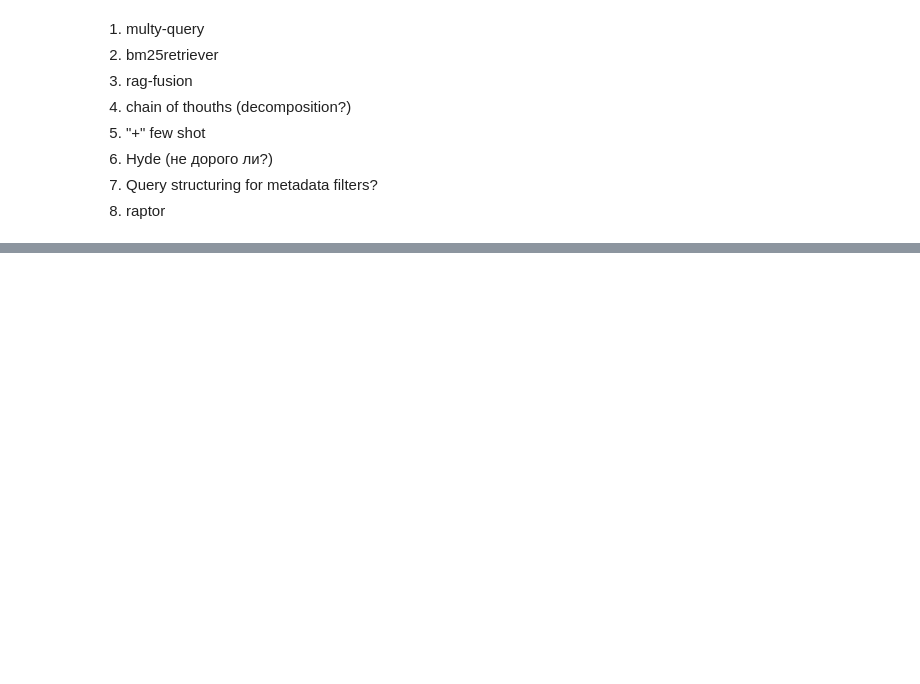
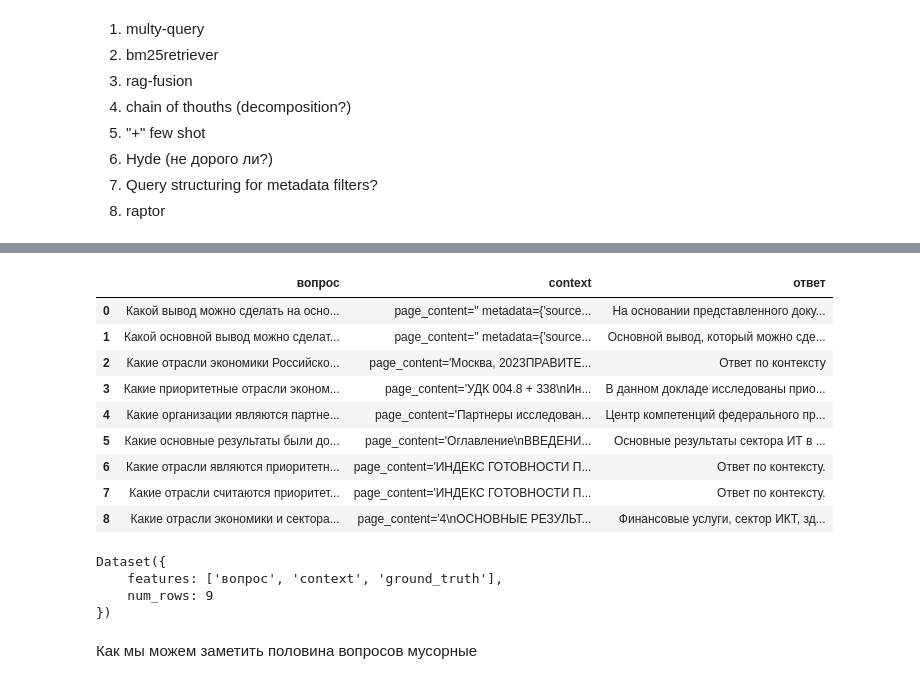
Before and after one commit to KhristovG/Rag_sberstart, a Jupyter notebook: notebooks/research2.ipynb, the cells around one changed output, grey strips where cells are left out. Saved outputs shown, nothing was run; the diff lists cells and outputs as text; code cells hidden in the pictures; blank space fills up the shorter version.

```diff
--- a/notebooks/research2.ipynb
+++ b/notebooks/research2.ipynb
@@ -50,0 +387,8 @@ st.write(docs)
+# %%
+question_output_parser = StructuredOutputParser.from_response_schemas(question_response_schemas)
+format_instructions = question_output_parser.get_format_instructions()
+# %%
+question_generation_llm = GigaChat(credentials=credentials_test, verify_ssl_certs=False)
+
+bare_prompt_template = "{content}"
+bare_template = ChatPromptTemplate.from_template(template=bare_prompt_template)
@@ -50,0 +434,17 @@ st.write(docs)
+# %%
+from tqdm import tqdm
+
+qac_triples = []
+
+for text in tqdm(docs[:10]):
+  messages = prompt_template.format_messages(
+      context=text,
+      format_instructions=format_instructions
+  )
+  response = question_generation_chain.invoke({"content" : messages})
+  try:
+    output_dict = question_output_parser.parse(response.content)
+  except Exception as e:
+    continue
+  output_dict["context"] = text
+  qac_triples.append(output_dict)
@@ -50,0 +521,18 @@ st.write(docs)
+# %%
+import pandas as pd
+from datasets import Dataset
+
+ground_truth_qac_set = pd.DataFrame(qac_triples)
+# %%
+ground_truth_qac_set
+# %% [output]
+|  | вопрос | context | ответ |
+| 0 | Какой вывод можно сделать на осно... | page_content='' metadata={'source... | На основании представленного доку... |
+| 1 | Какой основной вывод можно сделат... | page_content='' metadata={'source... | Основной вывод, который можно сде... |
+| 2 | Какие отрасли экономики Российско... | page_content='Москва, 2023ПРАВИТЕ... | Ответ по контексту |
+| 3 | Какие приоритетные отрасли эконом... | page_content='УДК 004.8 + 338\nИн... | В данном докладе исследованы прио... |
+| 4 | Какие организации являются партне... | page_content='Партнеры исследован... | Центр компетенций федерального пр... |
+| 5 | Какие основные результаты были до... | page_content='Оглавление\nВВЕДЕНИ... | Основные результаты сектора ИТ в ... |
+| 6 | Какие отрасли являются приоритетн... | page_content='ИНДЕКС ГОТОВНОСТИ П... | Ответ по контексту. |
+| 7 | Какие отрасли считаются приоритет... | page_content='ИНДЕКС ГОТОВНОСТИ П... | Ответ по контексту. |
+| 8 | Какие отрасли экономики и сектора... | page_content='4\nОСНОВНЫЕ РЕЗУЛЬТ... | Финансовые услуги, сектор ИКТ, зд... |
@@ -50,0 +547,9 @@ st.write(docs)
+# %%
+eval_dataset
+# %% [output]
+Dataset({
+    features: ['вопрос', 'context', 'ground_truth'],
+    num_rows: 9
+})
+# %% [markdown]
+Как мы можем заметить половина вопросов мусорные
```
Also changed, not shown: parts of 56 cells of this notebook, 7 other files.
